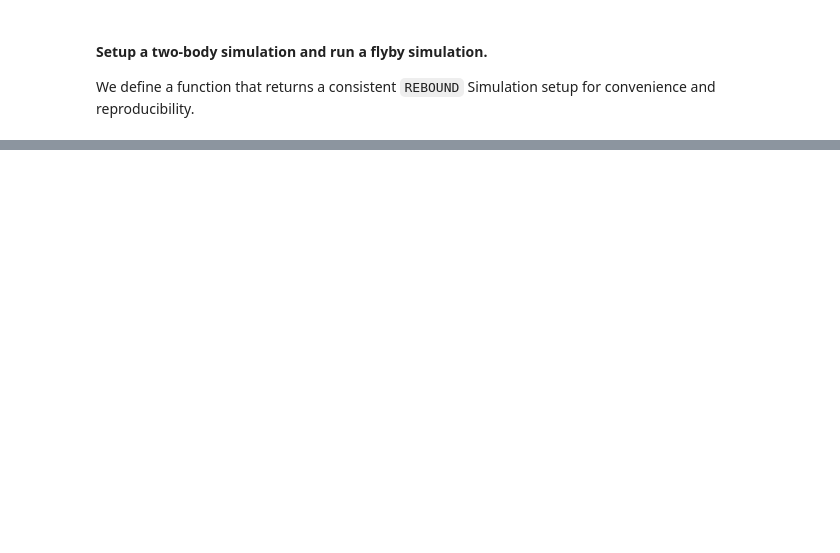
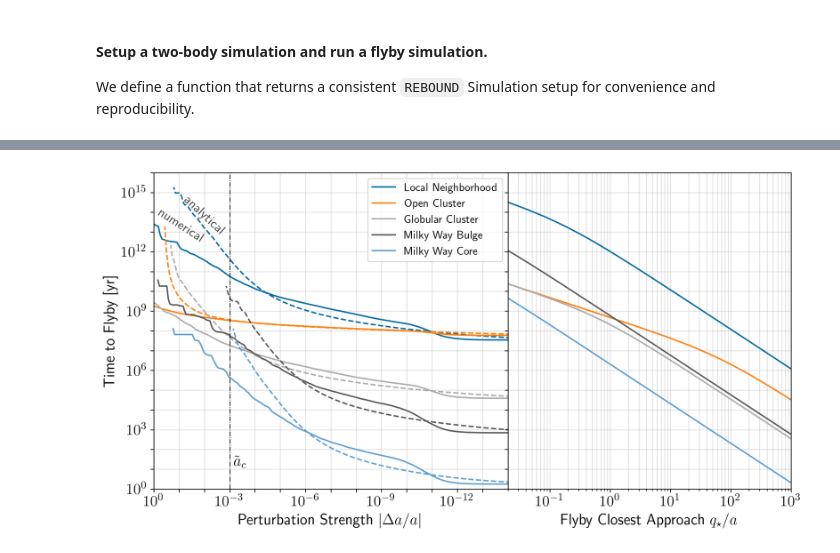
Before and after one commit to zyrxvo/airball, a Jupyter notebook: docs/examples/stellar-environments.ipynb, the cells around one changed output, grey strips where cells are left out. Saved outputs shown, nothing was run; the diff lists cells and outputs as text; code cells hidden in the pictures; blank space fills up the shorter version.

```diff
--- a/docs/examples/stellar-environments.ipynb
+++ b/docs/examples/stellar-environments.ipynb
@@ -109,7 +110,7 @@ env = [airball.LocalNeighborhood(),
 
 # Parameters of the stellar environment sampling.
 ceiling = np.array([0.41841721861423963880, 0.45855064907794645945, 0.23153979998111287597, 0.39996971538637410282, 0.36852421088379688774])
-floor = 2.653030381944522e-13 # Numerical Floor = 2^{-53} * sqrt{Nsteps}
+floor = 2**-53 #2.653030381944522e-13 # Numerical Floor = 2^{-53} * sqrt{Nsteps} limit of floating point precision.
 # %% [markdown]
 #### Setup a two-body simulation and run a flyby simulation.
 We define a function that returns a consistent `REBOUND` Simulation setup for convenience and reproducibility.
@@ -315,0 +241,50 @@ Open Cluster... Done
+# %%
+results = Parallel(n_jobs=len(env))(delayed(low_mem_sampling)(index=i) for i in range(len(env)))
+# %%
+colours = ['C0', 'C1', 'C2', 'C3', 'C4']
+plt.rcParams.update({'font.size': 16})
+fig,ax = plt.subplots(1,2, figsize=(12,6), sharey=True, gridspec_kw={'width_ratios': [1.25, 1]})
+# Uncomment to plot the data from the Brown & Rein (2022) first.
+# for index in range(len(env)):
+#     x,y = np.load('examples_data/stellar-environments/{0}_numerical_estimate.npy'.format(env[index].short_name))
+#     x2,y2 = np.load('examples_data/stellar-environments/{0}_analytic_estimate.npy'.format(env[index].short_name))
+#     ax[0].loglog(x, y, '-', c=colours[index], alpha=0.33)
+#     ax[0].loglog(x2, y2, '--', c=colours[index], alpha=0.33)
+q = np.logspace(-1, 4.5, 10_000)
+for index in range(len(env)):
+    analytic, numerical = results[index]
+    ax[0].loglog(numerical[0], numerical[1], ls='-', c=colours[index], label=env[index].name)
+    ax[0].loglog(analytic[0], analytic[1], ls='--', c=colours[index])
+    ax[1].loglog(q/anep, 1e16/(airball.tools.encounter_rate(n=env[index].density, v=env[index].velocity_dispersion, R=q, M=env[index].median_mass)), '-', c=colours[index])
+
+ax[0].axvline(1e-3, c='k', ls='-.', lw=0.75)
+ax[0].text(7e-4, 15.5, r'$\tilde{a}_c$')
+ax[0].text(8e-2, 7.5e12, r'analytical', rotation=-43, size=14, alpha=0.75)
+ax[0].text(8e-1, 3.0e12, r'numerical', rotation=-33, size=14, alpha=0.75)
+
+ax[0].set_xlabel(r'Perturbation Strength $|\Delta a/a|$')
+ax[0].set_ylabel(r'Time to Flyby [yr]')
+ax[0].legend(loc=1, prop={'size': 12})
+ax[1].set_xlabel(r'Flyby Closest Approach $q_\star/a$')
+
+xticks = np.logspace(-13,0,14)
+ax[0].set_xticks(xticks)
+for l,label in enumerate(ax[0].xaxis.get_ticklabels()):
+    if l%3 != 1: label.set_visible(False)
+ax[0].set_xlim([1,1e-14])
+ax[1].set_xlim([2e-2, 1e3])
+
+for i in range(2):
+    ax[i].grid(True, which='both', alpha=0.4)
+    yticks = np.logspace(0,16,17)
+    ax[i].set_yticks(yticks)
+    for l,label in enumerate(ax[i].yaxis.get_ticklabels()):
+        if l%3 != 0: label.set_visible(False)
+    ax[i].set_ylim([1,1e16])
+
+plt.subplots_adjust(wspace=0., hspace=0.0)
+fig.patch.set_facecolor('w')
+# fig.savefig('time-to-flyby-environments-colorblind-friendly.pdf', bbox_inches=0, pad_inches=0.05)
+plt.show()
+# %% [output]
+[figure, added]
```
Also changed, not shown: parts of 8 cells of this notebook.
